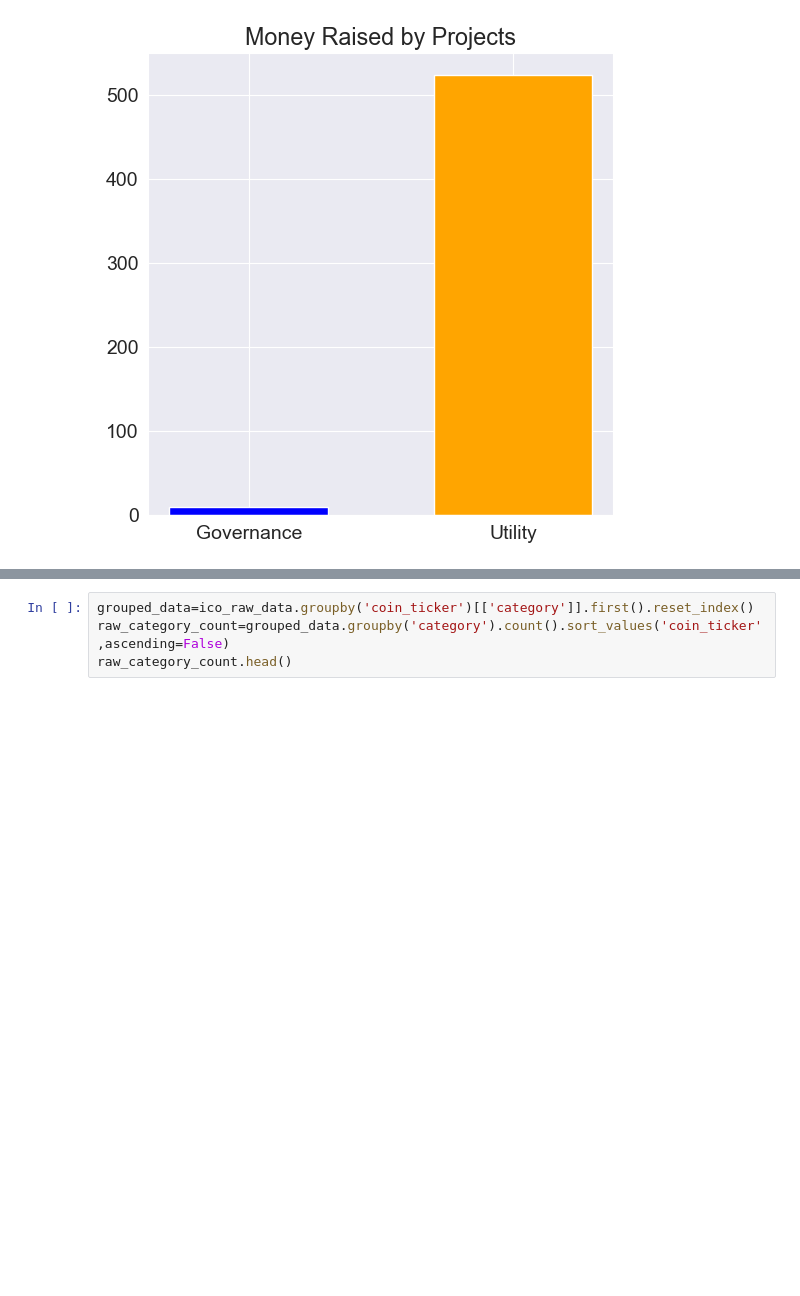
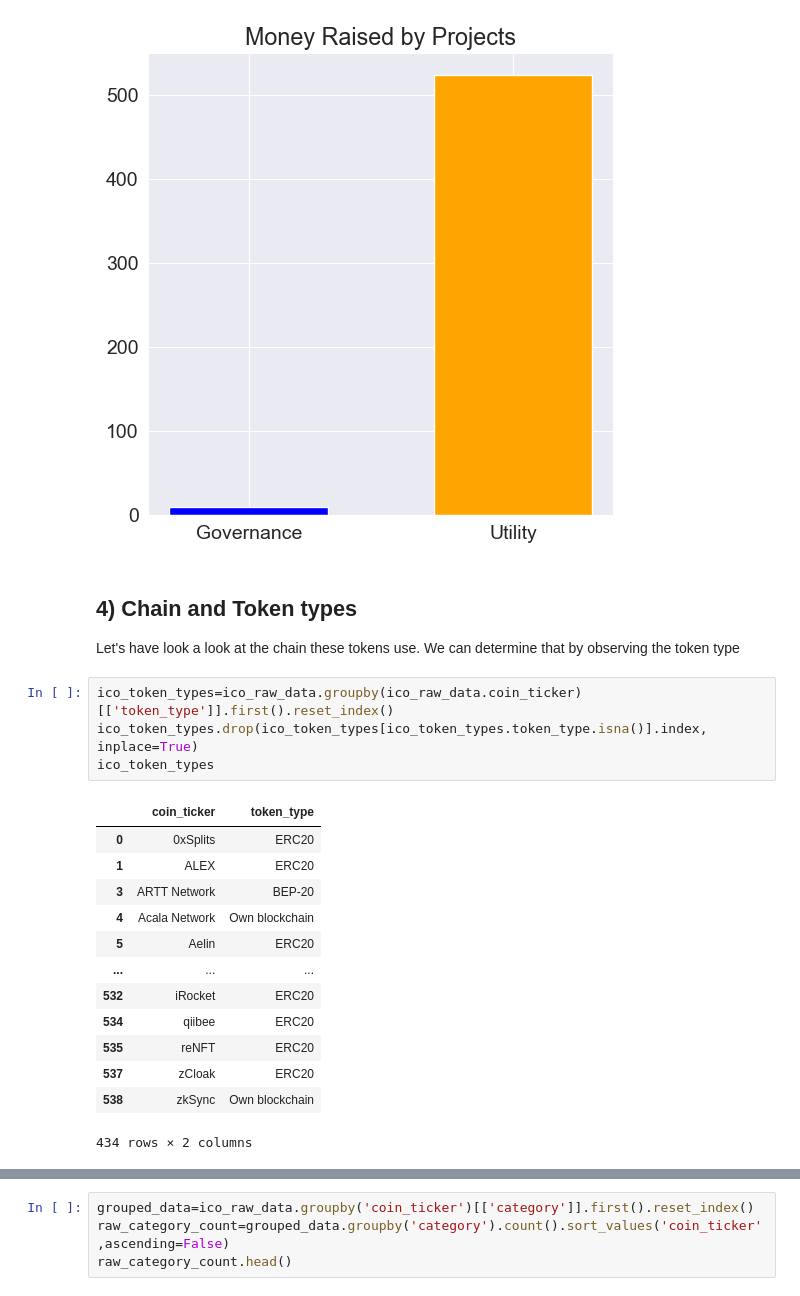
Before and after one commit to MaksudMalik/Analysis-of-ICO-of-Cryptocurrencies, a Jupyter notebook: Analysis.ipynb, the cells around one changed output, grey strips where cells are left out. Saved outputs shown, nothing was run; the diff lists cells and outputs as text; blank space fills up the shorter version.

```diff
--- a/Analysis.ipynb
+++ b/Analysis.ipynb
@@ -189,3 +189,24 @@ plt.title('Money Raised by Projects')
 plt.bar(role_count.index, role_count.coin_ticker,width=0.6, color=colors);
 # %% [output]
 [figure]
+# %% [markdown]
+## 4) Chain and Token types
+Let's have look a look at the chain these tokens use. We can determine that by observing the token type
+# %%
+ico_token_types=ico_raw_data.groupby(ico_raw_data.coin_ticker)[['token_type']].first().reset_index()
+ico_token_types.drop(ico_token_types[ico_token_types.token_type.isna()].index, inplace=True)
+ico_token_types
+# %% [output]
+|  | coin_ticker | token_type |
+| 0 | 0xSplits | ERC20 |
+| 1 | ALEX | ERC20 |
+| 3 | ARTT Network | BEP-20 |
+| 4 | Acala Network | Own blockchain |
+| 5 | Aelin | ERC20 |
+| ... | ... | ... |
+| 532 | iRocket | ERC20 |
+| 534 | qiibee | ERC20 |
+| 535 | reNFT | ERC20 |
+| 537 | zCloak | ERC20 |
+| 538 | zkSync | Own blockchain |
+434 rows × 2 columns
```
Also changed, not shown: parts of 18 cells of this notebook.
